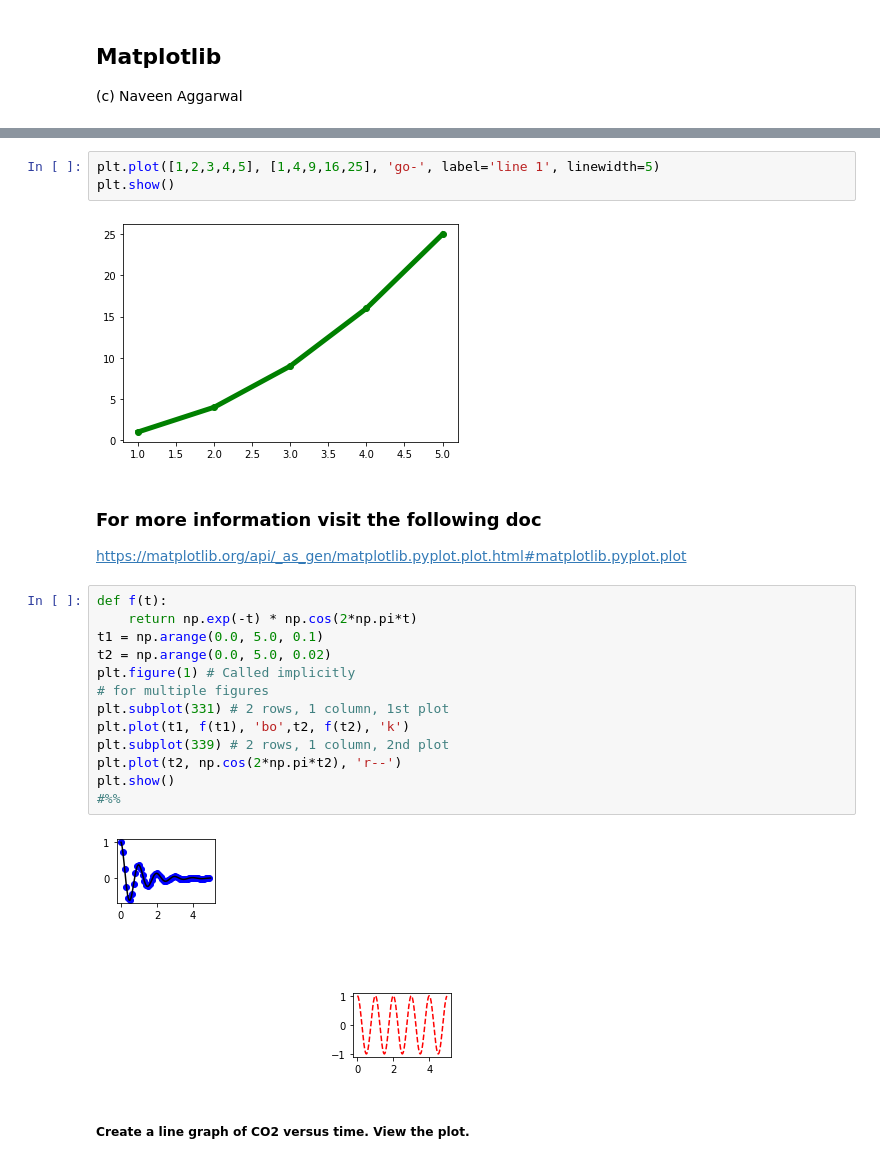
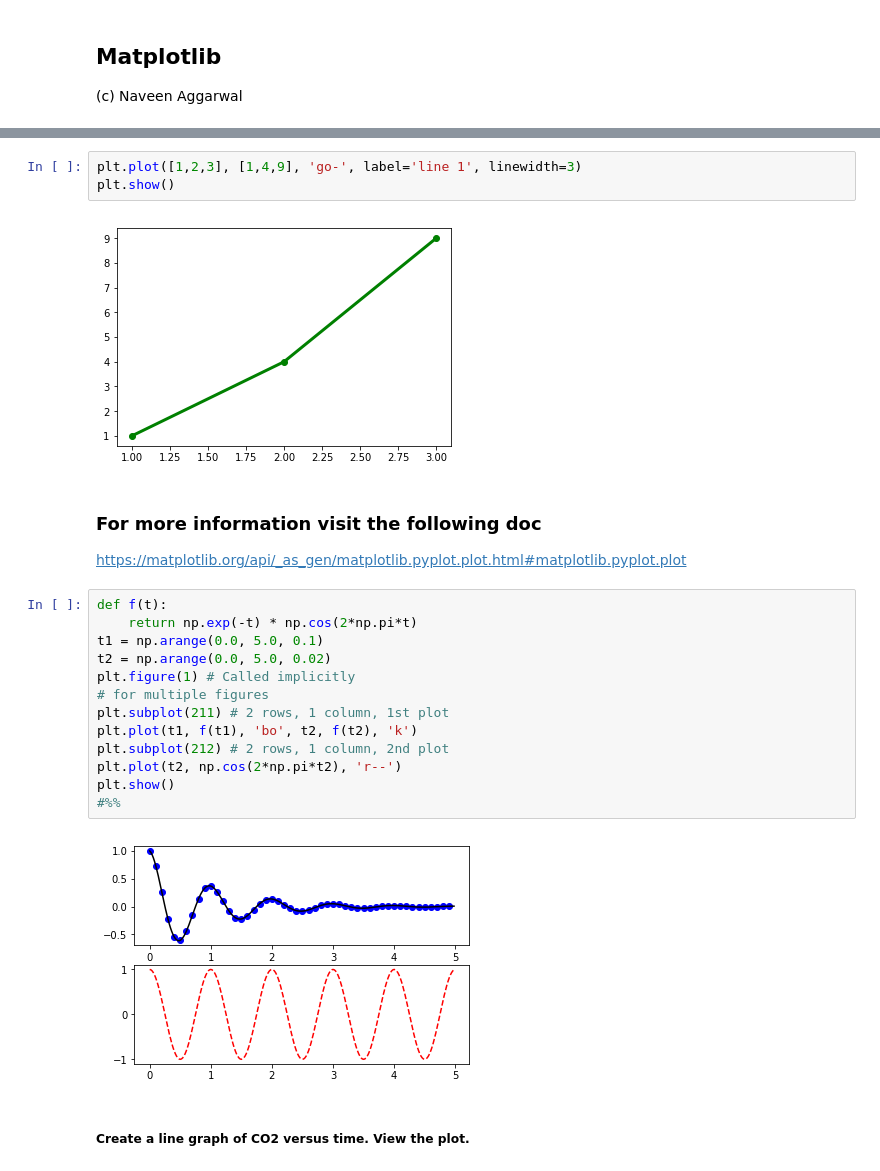
Before and after one commit to navagg/ML_notebooks, a Jupyter notebook: 5_matplotlib.ipynb, the cells around one changed output, grey strips where cells are left out. Drawn from its saved outputs; the diff is of its cells as text.

```diff
--- a/5_matplotlib.ipynb
+++ b/5_matplotlib.ipynb
@@ -31,26 +27,26 @@ plt.show()
 # %%
-plt.plot([1,2,3,4,5], [1,4,9,16,25], 'go-', label='line 1', linewidth=5)
+plt.plot([1,2,3], [1,4,9], 'go-', label='line 1', linewidth=3)
 plt.show()
 # %% [output]
-[figure, old version]
+[figure, new version]
 # %% [markdown]
 ### For more information visit the following doc
 https://matplotlib.org/api/_as_gen/matplotlib.pyplot.plot.html#matplotlib.pyplot.plot
 # %%
 def f(t):
     return np.exp(-t) * np.cos(2*np.pi*t)
 t1 = np.arange(0.0, 5.0, 0.1)
 t2 = np.arange(0.0, 5.0, 0.02)
 plt.figure(1) # Called implicitly
 # for multiple figures
-plt.subplot(331) # 2 rows, 1 column, 1st plot
-plt.plot(t1, f(t1), 'bo',t2, f(t2), 'k')
-plt.subplot(339) # 2 rows, 1 column, 2nd plot
+plt.subplot(211) # 2 rows, 1 column, 1st plot
+plt.plot(t1, f(t1), 'bo', t2, f(t2), 'k')
+plt.subplot(212) # 2 rows, 1 column, 2nd plot
 plt.plot(t2, np.cos(2*np.pi*t2), 'r--')
 plt.show()
 #%%
 # %% [output]
-[figure, old version]
+[figure, new version]
 # %% [markdown]
 ##### Create a line graph of CO2 versus time. View the plot.
 # %%
```
Also changed, not shown: parts of 24 cells of this notebook, 23 other files.
